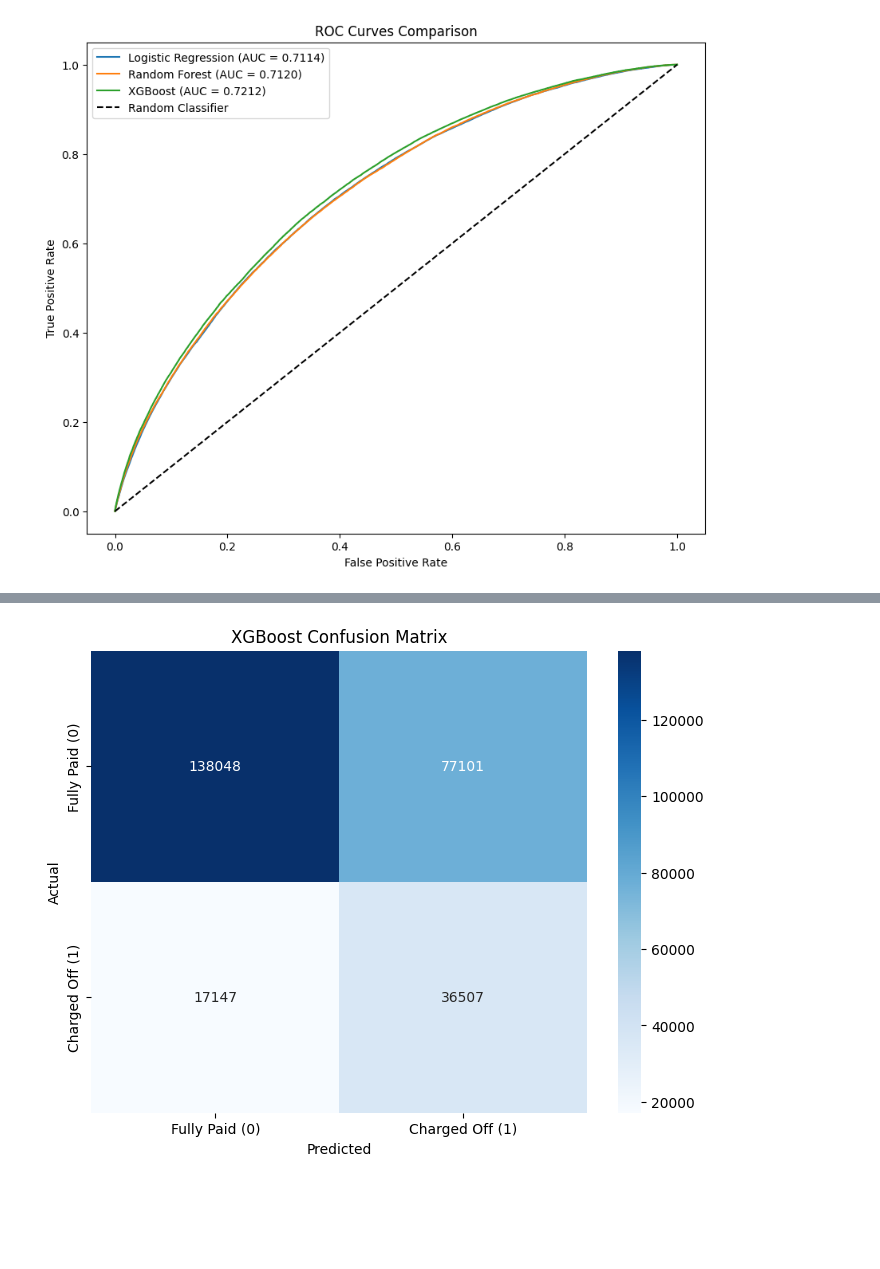
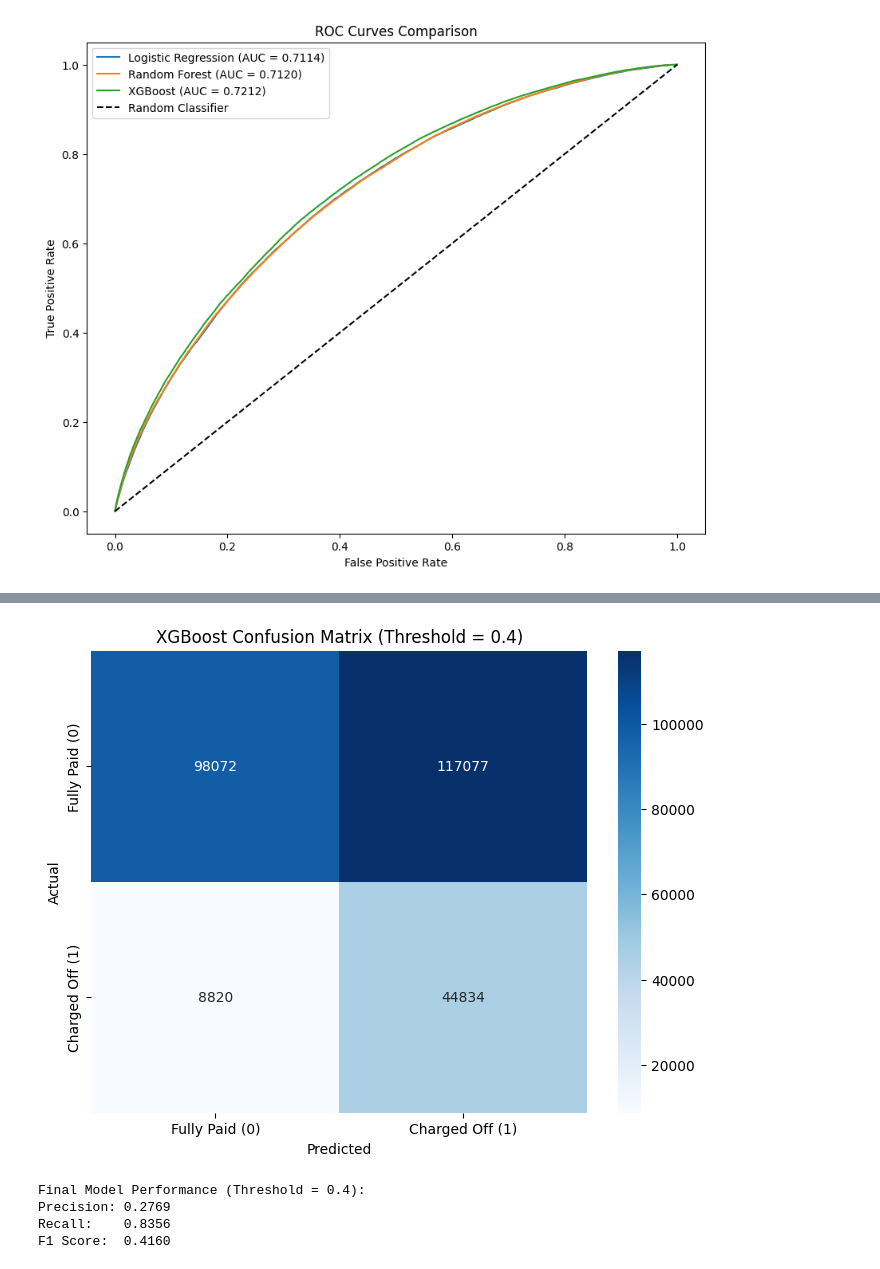
Before and after one commit to DawnJo123/AI-Credit-Risk-Scoring-System, a Jupyter notebook: notebooks/03_modeling.ipynb, the cells around one changed output, grey strips where cells are left out. Drawn from its saved outputs; the diff is of its cells as text; code cells hidden in the pictures; blank space fills up the shorter version.

Commit message:
Completion of modeling and explainability

```diff
--- a/notebooks/03_modeling.ipynb
+++ b/notebooks/03_modeling.ipynb
@@ -173,16 +281,28 @@ plt.show()
 # %%
 # ============================================
-# CONFUSION MATRIX (XGBoost)
+# CONFUSION MATRIX (XGBoost @ Threshold 0.4)
 # ============================================
+BEST_THRESHOLD = 0.4
+y_pred_final = (y_proba_xgb >= BEST_THRESHOLD).astype(int)
+
 fig, ax = plt.subplots(figsize=(8, 6))
-cm = confusion_matrix(y_test, y_pred_xgb)
+cm = confusion_matrix(y_test, y_pred_final)
 sns.heatmap(cm, annot=True, fmt='d', cmap='Blues', ax=ax)
 ax.set_xlabel('Predicted')
 ax.set_ylabel('Actual')
-ax.set_title('XGBoost Confusion Matrix')
+ax.set_title(f'XGBoost Confusion Matrix (Threshold = {BEST_THRESHOLD})')
 ax.set_xticklabels(['Fully Paid (0)', 'Charged Off (1)'])
 ax.set_yticklabels(['Fully Paid (0)', 'Charged Off (1)'])
 plt.show()
+
+print(f"\nFinal Model Performance (Threshold = {BEST_THRESHOLD}):")
+print(f"Precision: {precision_score(y_test, y_pred_final):.4f}")
+print(f"Recall:    {recall_score(y_test, y_pred_final):.4f}")
+print(f"F1 Score:  {f1_score(y_test, y_pred_final):.4f}")
 # %% [output]
-[figure, old version]
+[figure, new version]
+Final Model Performance (Threshold = 0.4):
+Precision: 0.2769
+Recall:    0.8356
+F1 Score:  0.4160
 # %%
```
Also changed, not shown: parts of 10 cells of this notebook, 4 other files.
